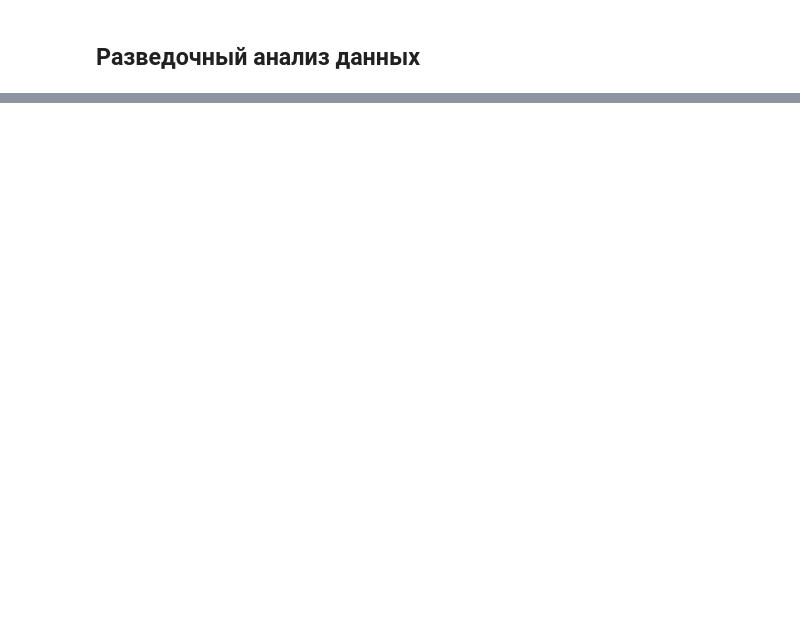
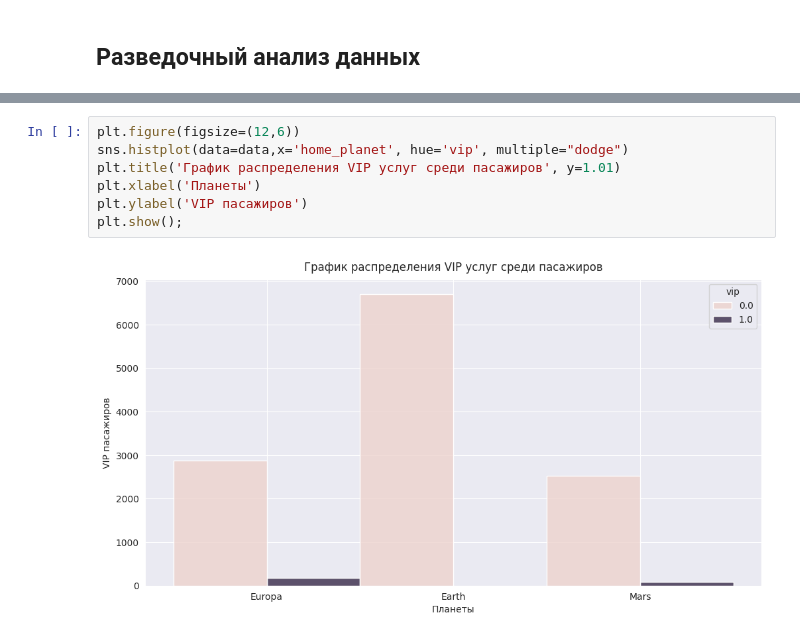
Before and after one commit to Ilya-Shirikov/Kaggle-Spaceship-Titanic, a Jupyter notebook: Spaceship Titanic.ipynb, the cells around one changed output, grey strips where cells are left out. Cells and saved outputs as stored; diff of their text form; blank space fills up the shorter version.

```diff
--- a/Spaceship Titanic.ipynb
+++ b/Spaceship Titanic.ipynb
@@ -102,0 +235,9 @@ plt.show()
+# %%
+plt.figure(figsize=(12,6))
+sns.histplot(data=data,x='home_planet', hue='vip', multiple="dodge")
+plt.title('График распределения VIP услуг среди пасажиров', y=1.01)
+plt.xlabel('Планеты')
+plt.ylabel('VIP пасажиров')
+plt.show();
+# %% [output]
+[figure, added]
```
Also changed, not shown: parts of 49 cells of this notebook, 2 other files.
